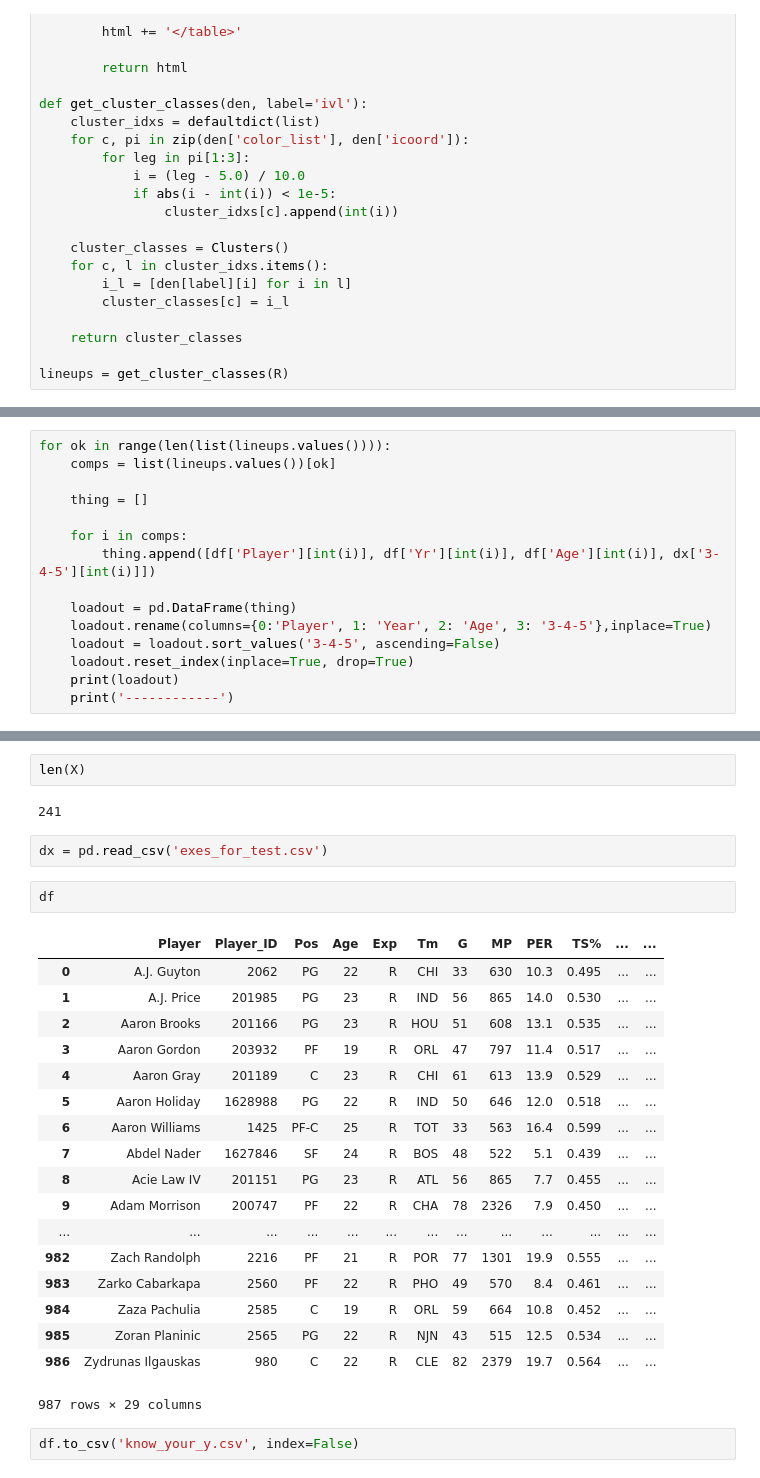
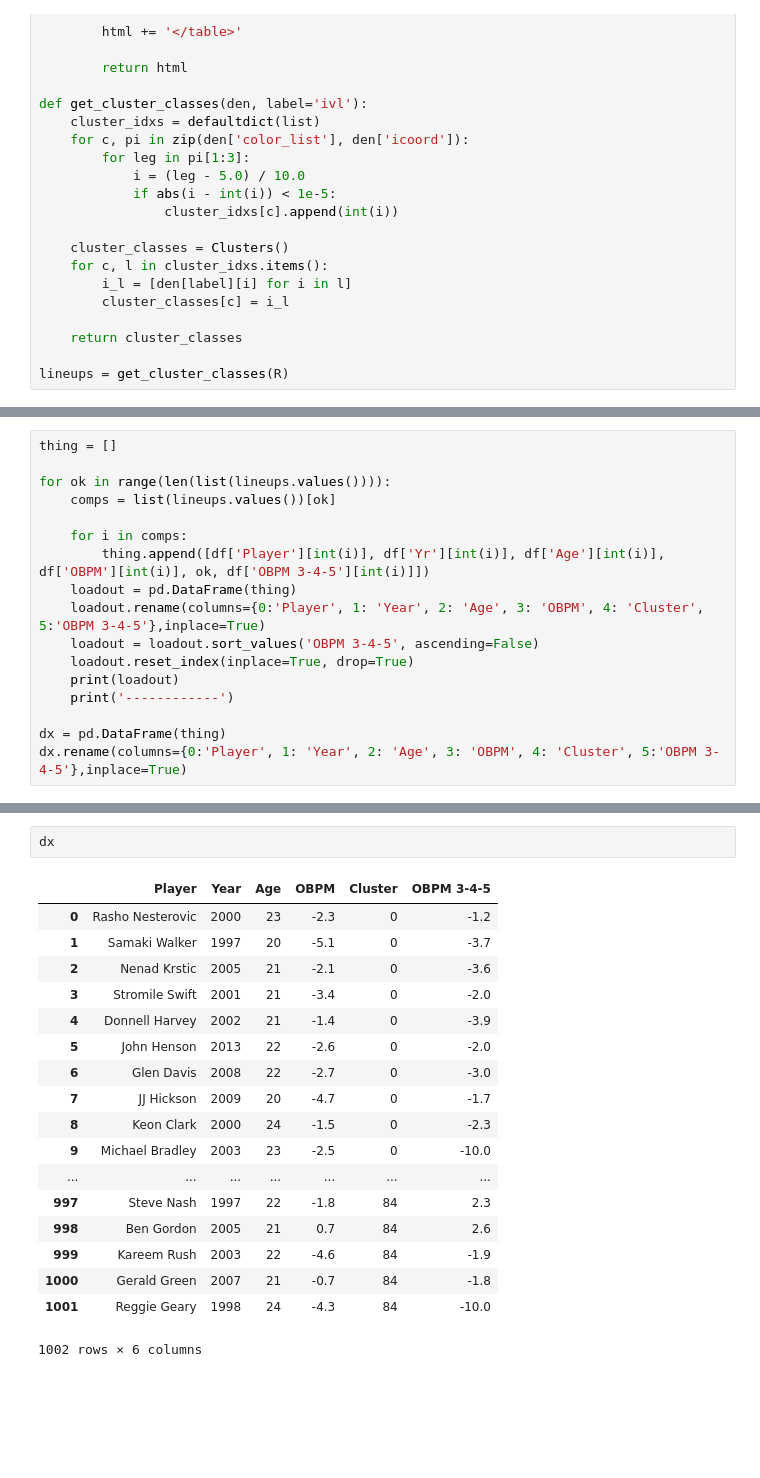
Before and after one commit to RetepAdam/shot_charts, a Jupyter notebook: HClust.ipynb, the cells around one changed output, grey strips where cells are left out. Drawn from its saved outputs; the diff is of its cells as text; blank space fills up the shorter version.

```diff
--- a/HClust.ipynb
+++ b/HClust.ipynb
@@ -143,16 +127,18 @@ lineups
 # %%
+thing = []
+
 for ok in range(len(list(lineups.values()))):
     comps = list(lineups.values())[ok]
 
-    thing = []
-
     for i in comps:
-        thing.append([df['Player'][int(i)], df['Yr'][int(i)], df['Age'][int(i)], dx['3-4-5'][int(i)]])
-
+        thing.append([df['Player'][int(i)], df['Yr'][int(i)], df['Age'][int(i)], df['OBPM'][int(i)], ok, df['OBPM 3-4-5'][int(i)]])
     loadout = pd.DataFrame(thing)
-    loadout.rename(columns={0:'Player', 1: 'Year', 2: 'Age', 3: '3-4-5'},inplace=True)
-    loadout = loadout.sort_values('3-4-5', ascending=False)
+    loadout.rename(columns={0:'Player', 1: 'Year', 2: 'Age', 3: 'OBPM', 4: 'Cluster', 5:'OBPM 3-4-5'},inplace=True)
+    loadout = loadout.sort_values('OBPM 3-4-5', ascending=False)
     loadout.reset_index(inplace=True, drop=True)
     print(loadout)
     print('------------')
+
+dx = pd.DataFrame(thing)
+dx.rename(columns={0:'Player', 1: 'Year', 2: 'Age', 3: 'OBPM', 4: 'Cluster', 5:'OBPM 3-4-5'},inplace=True)
 # %% [output]
@@ -176,29 +162,21 @@ for ok in range(len(list(lineups.values()))):
-# %%
-len(X)
-# %% [output]
-241
-# %%
-dx = pd.read_csv('exes_for_test.csv')
-# %%
-df
-# %% [output]
-|  | Player | Player_ID | Pos | Age | Exp | Tm | G | MP | PER | TS% | ... | ... |
-| 0 | A.J. Guyton | 2062 | PG | 22 | R | CHI | 33 | 630 | 10.3 | 0.495 | ... | ... |
-| 1 | A.J. Price | 201985 | PG | 23 | R | IND | 56 | 865 | 14.0 | 0.530 | ... | ... |
-| 2 | Aaron Brooks | 201166 | PG | 23 | R | HOU | 51 | 608 | 13.1 | 0.535 | ... | ... |
-| 3 | Aaron Gordon | 203932 | PF | 19 | R | ORL | 47 | 797 | 11.4 | 0.517 | ... | ... |
-| 4 | Aaron Gray | 201189 | C | 23 | R | CHI | 61 | 613 | 13.9 | 0.529 | ... | ... |
-| 5 | Aaron Holiday | 1628988 | PG | 22 | R | IND | 50 | 646 | 12.0 | 0.518 | ... | ... |
-| 6 | Aaron Williams | 1425 | PF-C | 25 | R | TOT | 33 | 563 | 16.4 | 0.599 | ... | ... |
-| 7 | Abdel Nader | 1627846 | SF | 24 | R | BOS | 48 | 522 | 5.1 | 0.439 | ... | ... |
-| 8 | Acie Law IV | 201151 | PG | 23 | R | ATL | 56 | 865 | 7.7 | 0.455 | ... | ... |
-| 9 | Adam Morrison | 200747 | PF | 22 | R | CHA | 78 | 2326 | 7.9 | 0.450 | ... | ... |
-| ... | ... | ... | ... | ... | ... | ... | ... | ... | ... | ... | ... | ... |
-| 982 | Zach Randolph | 2216 | PF | 21 | R | POR | 77 | 1301 | 19.9 | 0.555 | ... | ... |
-| 983 | Zarko Cabarkapa | 2560 | PF | 22 | R | PHO | 49 | 570 | 8.4 | 0.461 | ... | ... |
-| 984 | Zaza Pachulia | 2585 | C | 19 | R | ORL | 59 | 664 | 10.8 | 0.452 | ... | ... |
-| 985 | Zoran Planinic | 2565 | PG | 22 | R | NJN | 43 | 515 | 12.5 | 0.534 | ... | ... |
-| 986 | Zydrunas Ilgauskas | 980 | C | 22 | R | CLE | 82 | 2379 | 19.7 | 0.564 | ... | ... |
-987 rows × 29 columns
-# %%
-df.to_csv('know_your_y.csv', index=False)
+# %%
+dx
+# %% [output]
+|  | Player | Year | Age | OBPM | Cluster | OBPM 3-4-5 |
+| 0 | Rasho Nesterovic | 2000 | 23 | -2.3 | 0 | -1.2 |
+| 1 | Samaki Walker | 1997 | 20 | -5.1 | 0 | -3.7 |
+| 2 | Nenad Krstic | 2005 | 21 | -2.1 | 0 | -3.6 |
+| 3 | Stromile Swift | 2001 | 21 | -3.4 | 0 | -2.0 |
+| 4 | Donnell Harvey | 2002 | 21 | -1.4 | 0 | -3.9 |
+| 5 | John Henson | 2013 | 22 | -2.6 | 0 | -2.0 |
+| 6 | Glen Davis | 2008 | 22 | -2.7 | 0 | -3.0 |
+| 7 | JJ Hickson | 2009 | 20 | -4.7 | 0 | -1.7 |
+| 8 | Keon Clark | 2000 | 24 | -1.5 | 0 | -2.3 |
+| 9 | Michael Bradley | 2003 | 23 | -2.5 | 0 | -10.0 |
+| ... | ... | ... | ... | ... | ... | ... |
+| 997 | Steve Nash | 1997 | 22 | -1.8 | 84 | 2.3 |
+| 998 | Ben Gordon | 2005 | 21 | 0.7 | 84 | 2.6 |
+| 999 | Kareem Rush | 2003 | 22 | -4.6 | 84 | -1.9 |
+| 1000 | Gerald Green | 2007 | 21 | -0.7 | 84 | -1.8 |
+| 1001 | Reggie Geary | 1998 | 24 | -4.3 | 84 | -10.0 |
+1002 rows × 6 columns
```
Also changed, not shown: parts of 6 cells of this notebook, 3 other files.
